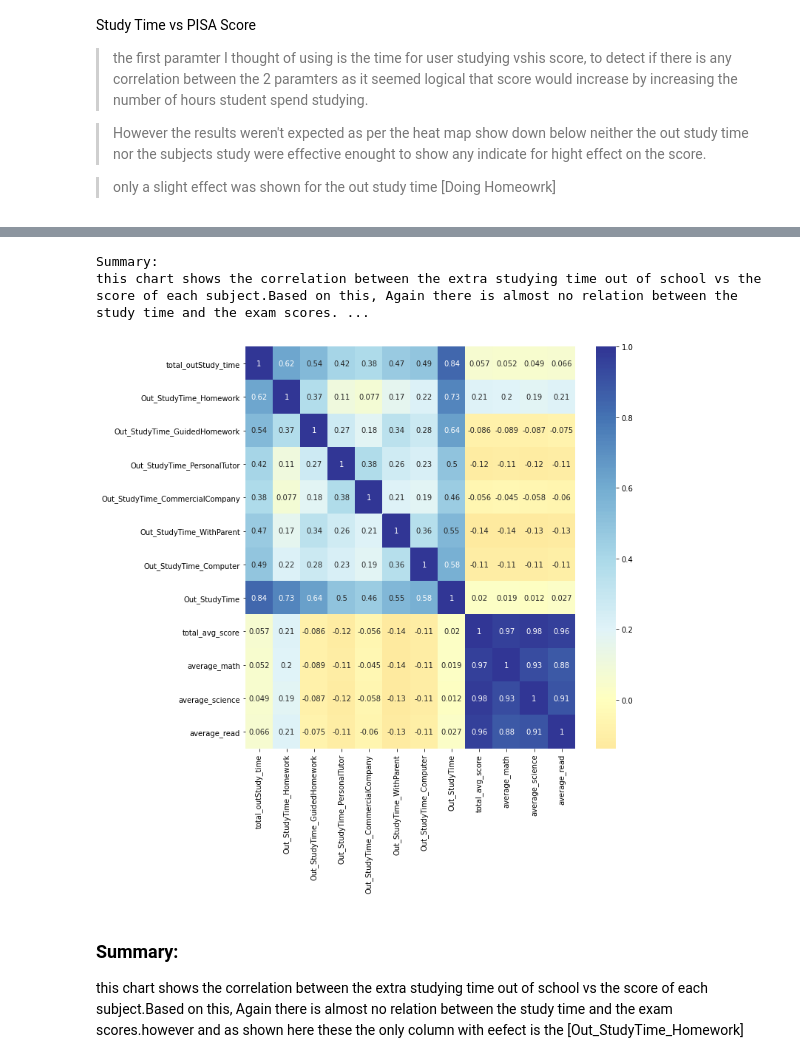
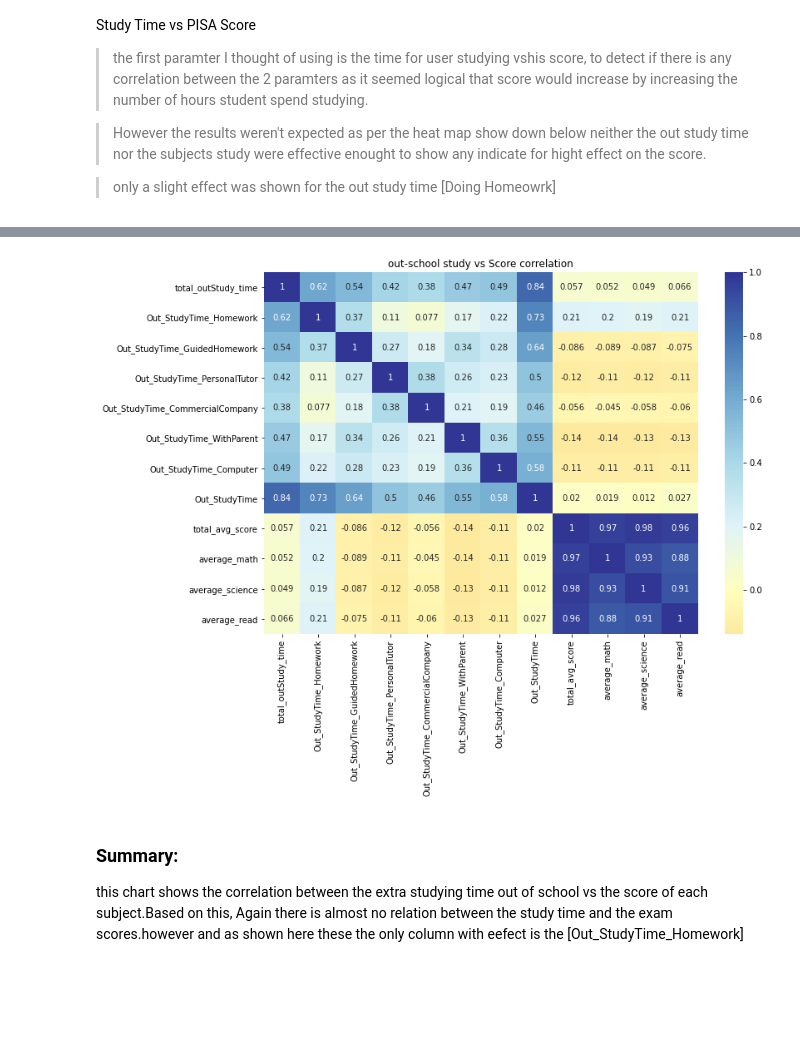
Before and after one commit to walaa-elnozahy/PISA-data-analysis, a Jupyter notebook: PISA-slide_deck.ipynb, the cells around one changed output, grey strips where cells are left out. Saved outputs shown, nothing was run; the diff lists cells and outputs as text; code cells hidden in the pictures; blank space fills up the shorter version.

```diff
--- a/PISA-slide_deck.ipynb
+++ b/PISA-slide_deck.ipynb
@@ -65,12 +66,12 @@ This chart shows the correlation between the learning time per each subject vs t
 # %%
-print ("\033[1m"+ 'Summary: \n'+ "\033[0m" +'this chart shows the correlation between the extra studying time out of school vs the score of each subject.Based on this, Again there is almost no relation between the study time and the exam scores.however and as shown here these the only column with eefect is the [Out_StudyTime_Homework]')# correlation plot for out study time vs results
-plt.figure(figsize = [10, 10])
+plt.figure(figsize=[ 11.69, 8])
+plt.title('out-school study vs Score correlation')
 sns.heatmap(df_copy[scorevsoutstudy].corr(), annot = True,cmap="RdYlBu",center = 0)
 plt.show()
+
+# print ("\033[1m"+ 'Summary: \n'+ "\033[0m" +'this chart shows the correlation between the extra studying time out of school vs the score of each subject.Based on this, Again there is almost no relation between the study time and the exam scores.however and as shown here these the only column with eefect is the [Out_StudyTime_Homework]')# correlation plot for out study time vs results
 # %% [output]
-Summary:
-this chart shows the correlation between the extra studying time out of school vs the score of each subject.Based on this, Again there is almost no relation between the study time and the exam scores. ...
-[figure, old version]
+[figure, new version]
 # %% [markdown]
 ### Summary:
 this chart shows the correlation between the extra studying time out of school vs the score of each subject.Based on this, Again there is almost no relation between the study time and the exam scores.however and as shown here these the only column with eefect is the [Out_StudyTime_Homework]
```
Also changed, not shown: parts of 8 cells of this notebook, 1 other file.
